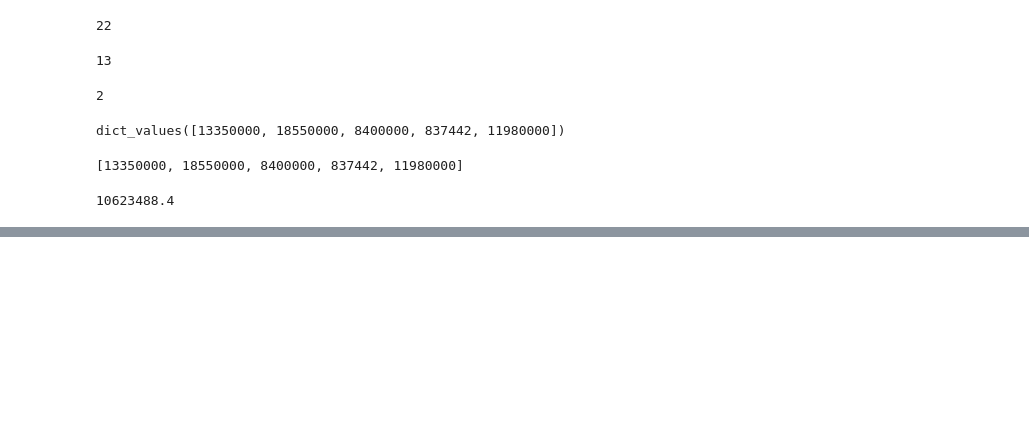
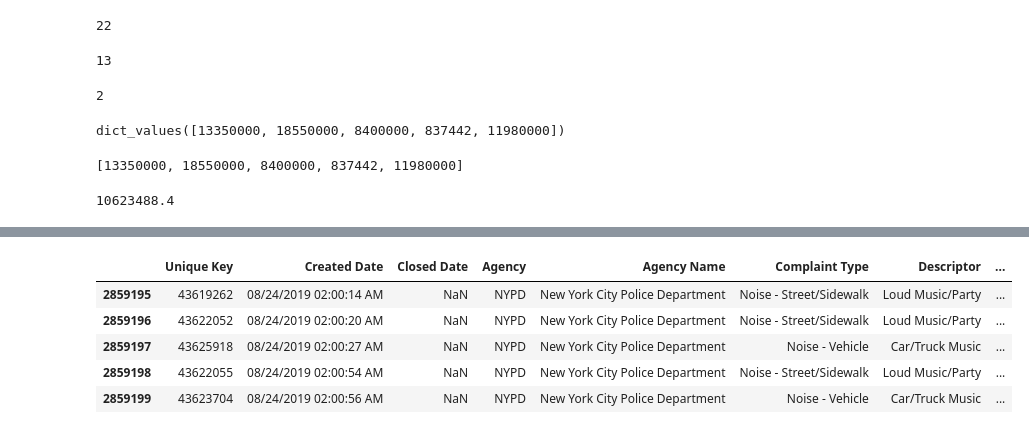
Before and after one commit to lrochaqu/nyu-python-public-policy, a Jupyter notebook: HW1.ipynb, the cells around one changed output, grey strips where cells are left out. Cells and saved outputs as stored; diff of their text form; code cells hidden in the pictures; blank space fills up the shorter version.

```diff
--- a/HW1.ipynb
+++ b/HW1.ipynb
@@ -281,0 +363,9 @@ numpy.mean(list(city_population.values()))
+# %%
+df.tail()
+# %% [output]
+|  | Unique Key | Created Date | Closed Date | Agency | Agency Name | Complaint Type | Descriptor | ... |
+| 2859195 | 43619262 | 08/24/2019 02:00:14 AM | NaN | NYPD | New York City Police Department | Noise - Street/Sidewalk | Loud Music/Party | ... |
+| 2859196 | 43622052 | 08/24/2019 02:00:20 AM | NaN | NYPD | New York City Police Department | Noise - Street/Sidewalk | Loud Music/Party | ... |
+| 2859197 | 43625918 | 08/24/2019 02:00:27 AM | NaN | NYPD | New York City Police Department | Noise - Vehicle | Car/Truck Music | ... |
+| 2859198 | 43622055 | 08/24/2019 02:00:54 AM | NaN | NYPD | New York City Police Department | Noise - Street/Sidewalk | Loud Music/Party | ... |
+| 2859199 | 43623704 | 08/24/2019 02:00:56 AM | NaN | NYPD | New York City Police Department | Noise - Vehicle | Car/Truck Music | ... |
```
Also changed, not shown: parts of 22 cells of this notebook.
